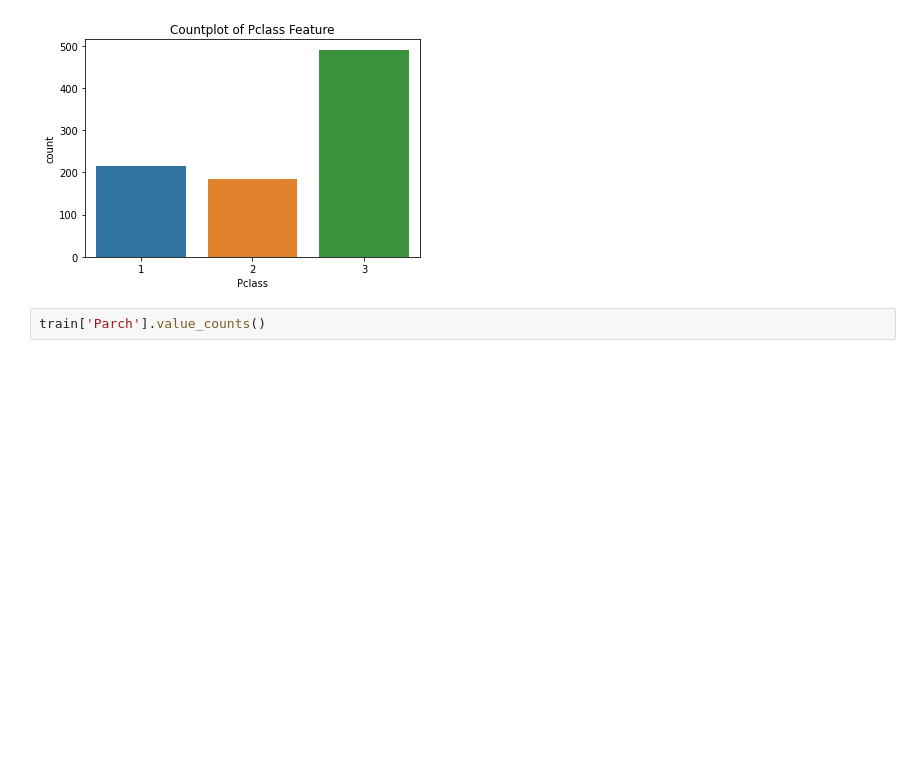
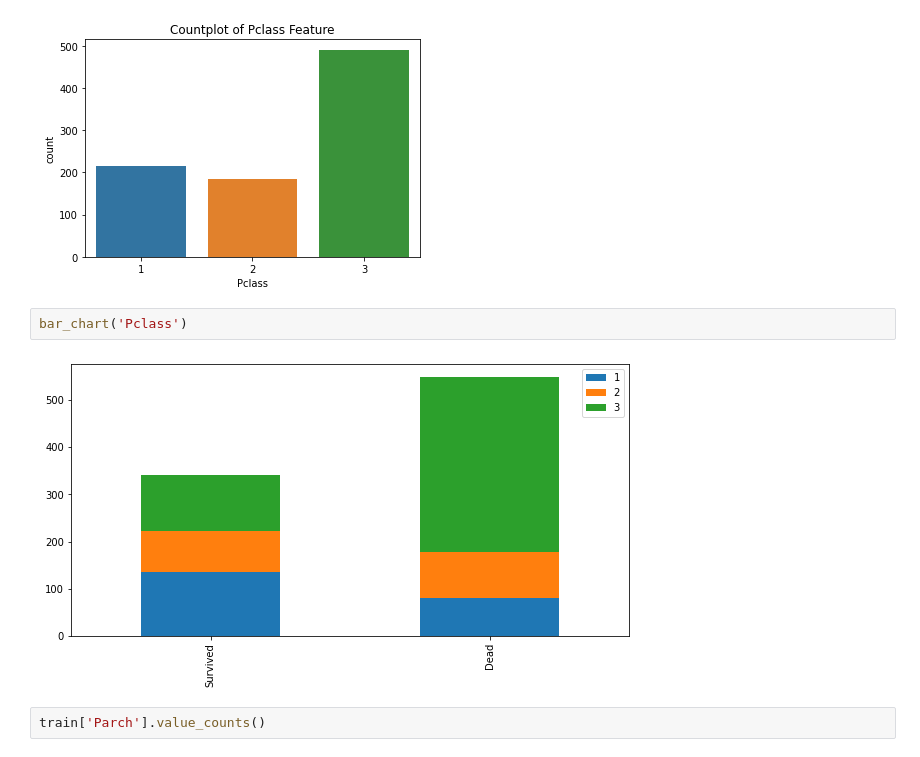
Before and after one commit to threegenie/titanic_prediction, a Jupyter notebook: titanic.ipynb, the cells around one changed output. Cells and saved outputs as stored; diff of their text form; blank space fills up the shorter version.

```diff
--- a/titanic.ipynb
+++ b/titanic.ipynb
@@ -104,6 +154,10 @@ plt.title('Countplot of Pclass Feature')
 # %% [output]
 Text(0.5, 1.0, 'Countplot of Pclass Feature')
 [figure]
+# %%
+bar_chart('Pclass')
+# %% [output]
+[figure, added]
 # %%
 train['Parch'].value_counts()
 # %% [output]
```
Also changed, not shown: parts of 17 cells of this notebook.
